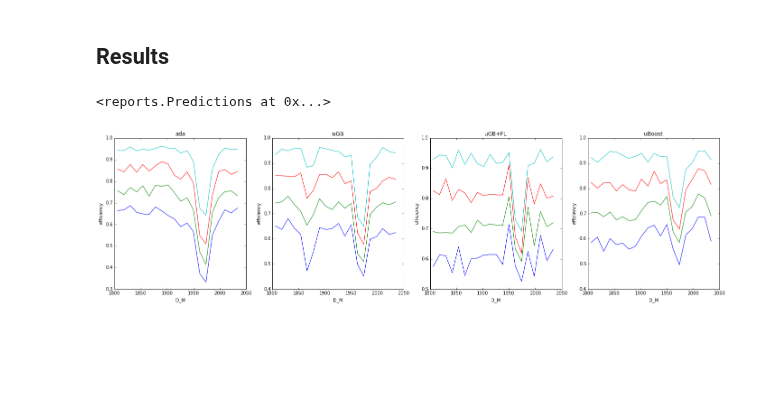
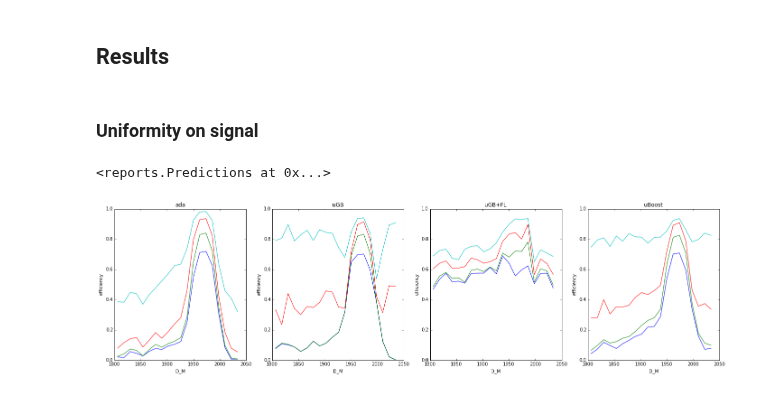
Before and after one commit to anaderi/lhcb_trigger_ml, a Jupyter notebook: IPythonWorkflow/Analysis_DInto3h.ipynb, the cells around one changed output. Saved outputs shown, nothing was run; the diff lists cells and outputs as text; code cells hidden in the pictures; blank space fills up the shorter version.

```diff
--- a/IPythonWorkflow/Analysis_DInto3h.ipynb
+++ b/IPythonWorkflow/Analysis_DInto3h.ipynb
@@ -103,7 +102,10 @@ Wall time: 3min 37s
 ## Results
 # %%
 preds = classifiers.test_on(testX, testY, low_memory=False)
-preds.efficiency(uniform_variables=uniform_variables)
-# %% [output]
-<reports.Predictions at 0x...>
-[figure, removed]
+# %% [markdown]
+### Uniformity on signal
+# %%
+preds.efficiency(uniform_variables=uniform_variables, label=1)
+# %% [output]
+<reports.Predictions at 0x...>
+[figure, added]
```
Also changed, not shown: parts of 18 cells of this notebook.
